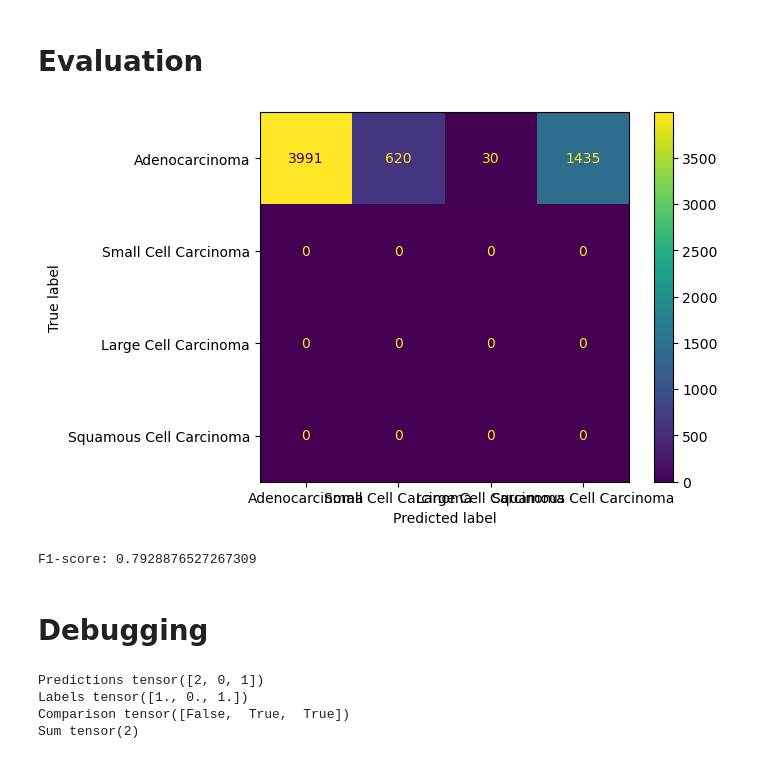
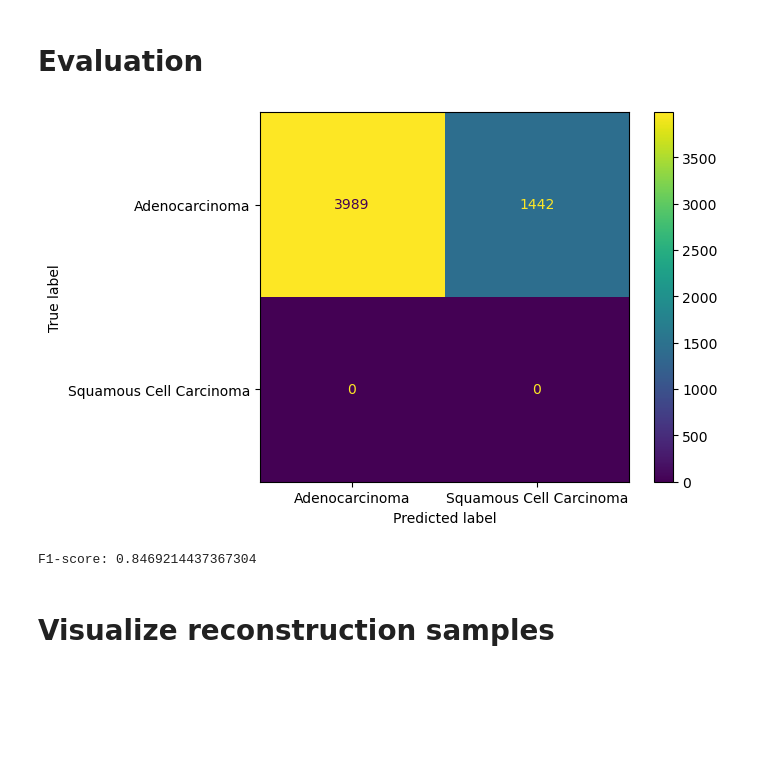
Before and after one commit to FranzSw/7-vs-capsule, a Jupyter notebook: src/classification.ipynb, the cells around one changed output. Cells and saved outputs as stored; diff of their text form; code cells hidden in the pictures; blank space fills up the shorter version.

Commit message:
Make classes excludable

```diff
--- a/src/classification.ipynb
+++ b/src/classification.ipynb
@@ -62,7 +56,7 @@ dataset_sizes = {"train": len(trainSet),"val": len(valSet)}
 # %%
 from capsule_net import CapsNet
 from capsnet_config import Config
-model = CapsNet(config = Config())
+model = CapsNet(config = Config(cnn_in_channels=1,reconstruction_loss_factor=10, dc_num_capsules=num_classes))
 
 
 model.to(device)
@@ -87,12 +81,13 @@ CapsNet(
 # %% [markdown]
 # Setup training
 # %%
-import tqdm
-
+from tqdm.notebook import tqdm
+from plot import refreshPlot
 def predicted_indices_from_outputs(outputs):
     classes = torch.sqrt((outputs ** 2).sum(2))
     _, max_length_indices = classes.max(dim=1)
     return torch.squeeze(max_length_indices)
+
 
 def train_model(model, criterion, optimizer, scheduler, num_epochs=25):
     since = time.time()
@@ -100,6 +95,8 @@ def train_model(model, criterion, optimizer, scheduler, num_epochs=25):
     best_model_wts = copy.deepcopy(model.state_dict())
     best_acc = 0.0
 
+    losses = []
+    batchEnumeration = []
     for epoch in range(num_epochs):
         print(f'Epoch {epoch}/{num_epochs - 1}')
         print('-' * 10)
@@ -135,13 +132,17 @@ def train_model(model, criterion, optimizer, scheduler, num_epochs=25):
                         optimizer.step()
 
                 # statistics
-                batch_loss = loss.item() * inputs.size(0)
+                batch_size = inputs.size(0)
+                batch_loss = loss.item() * batch_size
+                losses.append(batch_loss)
+                batchEnumeration.append(batchEnumeration[-1]+1 if len(batchEnumeration)>0 else 0)
+
                 running_loss += batch_loss
                 _, labels_index = torch.max(labels.data, 1)
                 batch_num_correct = torch.sum(preds ==labels_index)
+
                 running_corrects += batch_num_correct
                 if idx % 10 == 0:
-                    print(f"Batch {idx}/{len(dataloaders[phase])}")
                     batch_size = inputs.size(0)
                     tqdm.write("Epoch: [{}/{}], Batch: [{}/{}], train accuracy: {:.6f}, loss: {:.6f}".format(
                         epoch,
@@ -150,7 +151,8 @@ def train_model(model, criterion, optimizer, scheduler, num_epochs=25):
                         len(dataloaders[phase]),
                         batch_num_correct / float(batch_size),
                         batch_loss / float(batch_size)
-                        ))
+                        ), end="\r")
+
 
             if phase == 'train':
                 scheduler.step()
@@ -167,10 +169,11 @@ def train_model(model, criterion, optimizer, scheduler, num_epochs=25):
 
         print()
 
+
     time_elapsed = time.time() - since
     print(f'Training complete in {time_elapsed // 60:.0f}m {time_elapsed % 60:.0f}s')
     print(f'Best val Acc: {best_acc:4f}')
-
+    refreshPlot([(batchEnumeration, losses, "Training losses")])
     # load best model weights
     model.load_state_dict(best_model_wts)
     return model
@@ -188,5 +191,5 @@ exp_lr_scheduler = lr_scheduler.StepLR(optimizer_ft, step_size=7, gamma=0.1)
 # Run training
 # %%
 model = train_model(model, criterion, optimizer_ft, exp_lr_scheduler,
-                       num_epochs=6)
+                       num_epochs=10)
 # %% [output]
@@ -210,8 +213,0 @@ Best val Acc: 21.009217
-# %%
-n= 88604672
-
-for i in range(1,100000):
-    r = ((n/32)/2)%i
-    t = ((n/32)/2)/i
-    if r==0:
-        print(i,t)
@@ -238,48 +216,30 @@ for i in range(1,100000):
 # %%
 import matplotlib.pyplot as plt
 
 from sklearn.metrics import confusion_matrix, ConfusionMatrixDisplay, f1_score
 
 
 y_true = np.array([])
 y_pred = np.array([])
 with torch.no_grad():
     for i, (inputs, classes) in enumerate(dataloaders['val']):
         inputs = inputs.to(device)
         classes = classes.to(device)
         outputs, _, _ = model(inputs)
 
 
         preds = predicted_indices_from_outputs(outputs).cpu()
         _, labels = torch.max(classes.cpu(), 1)
 
         y_true = np.concatenate((y_true, preds))
         y_pred = np.concatenate((y_pred, labels))
 
-disp = ConfusionMatrixDisplay(confusion_matrix=confusion_matrix(y_true, y_pred), display_labels=class_names)
+disp = ConfusionMatrixDisplay(confusion_matrix=confusion_matrix(y_true, y_pred), display_labels=ds.class_names)
 disp.plot()
 plt.show()
 print("F1-score:",f1_score(y_true, y_pred, average="weighted") )
 # %% [output]
-[figure, old version]
+[figure, new version]
-F1-score: 0.7928876527267309
+F1-score: 0.8469214437367304
-# %% [markdown]
-# Debugging
-# %%
-import torch
-outputs = torch.Tensor([[0,0,1], [1,0,0], [0,1,0]])
-_, preds = torch.max(outputs, 1)
-labels = torch.Tensor([1, 0, 1])
-
-print("Predictions", preds)
-print("Labels", labels)
-
-comparison = preds == labels
-print("Comparison", comparison)
-
-print("Sum", torch.sum(preds == labels))
-# %% [output]
-Predictions tensor([2, 0, 1])
-Labels tensor([1., 0., 1.])
-Comparison tensor([False,  True,  True])
-Sum tensor(2)
+# %% [markdown]
+# Visualize reconstruction samples
```
Also changed, not shown: parts of 8 cells of this notebook, 5 other files.
